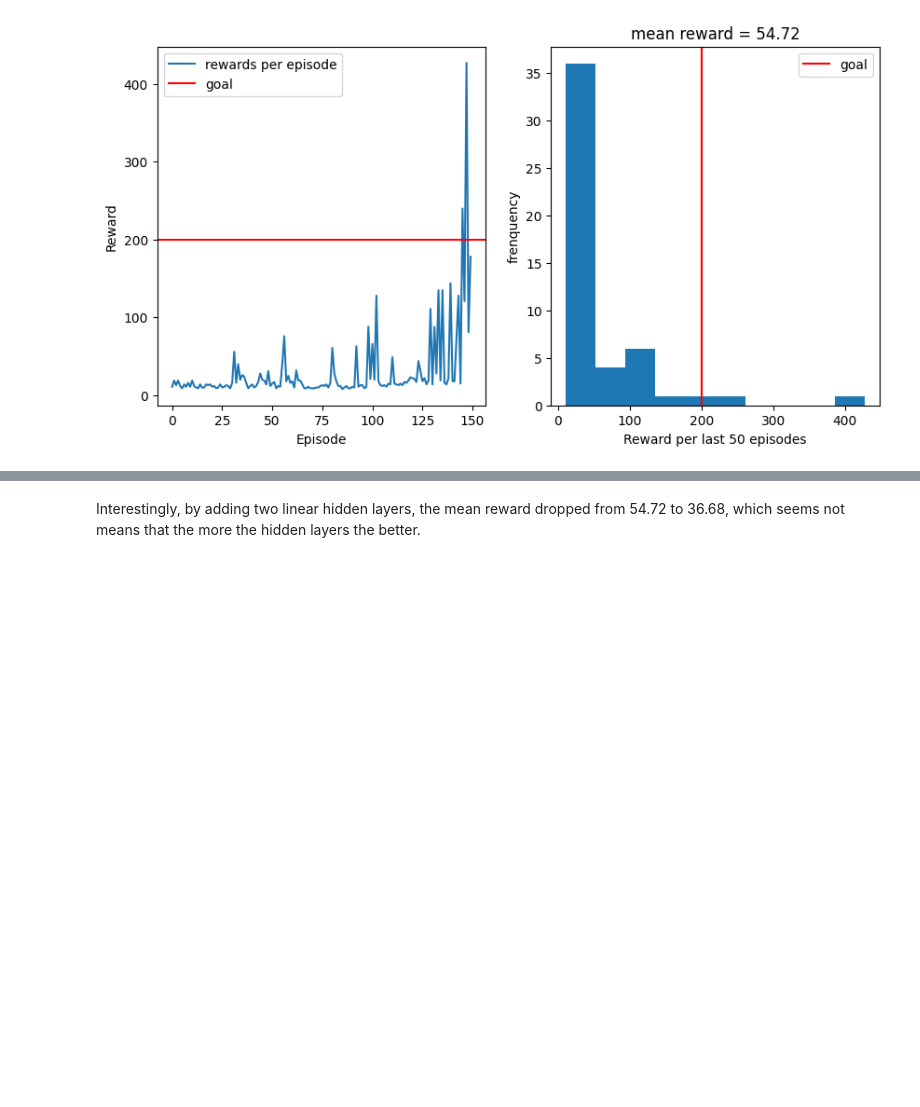
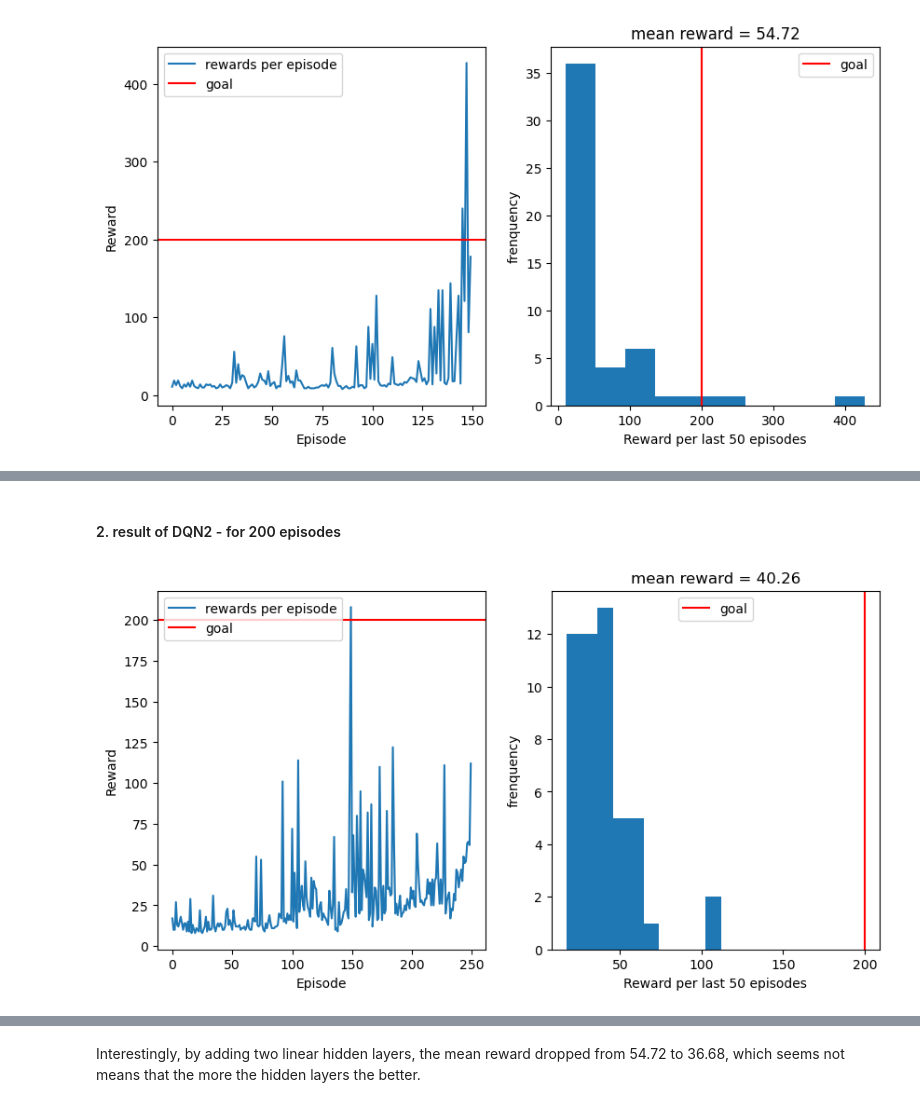
Before and after one commit to hxzxw/616final4, a Jupyter notebook: 616assessment4_xiuwen_zheng.ipynb, the cells around one changed output, grey strips where cells are left out. Saved outputs shown, nothing was run; the diff lists cells and outputs as text; code cells hidden in the pictures; blank space fills up the shorter version.

```diff
--- a/616assessment4_xiuwen_zheng.ipynb
+++ b/616assessment4_xiuwen_zheng.ipynb
@@ -219,0 +241,8 @@ DQN_process(env=env, model=dqn2, episodes=150, gamma=0.9, epsilon=0.5)
+# %% [markdown]
+#### 2. result of DQN2 - for 200 episodes
+# %%
+# result of DQN2 - for 250 episodes
+dqn2 = DQN2(state_dim=4, action_dim=2, hidden_dim = 64, lr=0.001)
+DQN_process(env=env, model=dqn2, episodes=250, gamma=0.9, epsilon=0.5)
+# %% [output]
+[figure, added]
```
Also changed, not shown: parts of 24 cells of this notebook, 1 other file.
